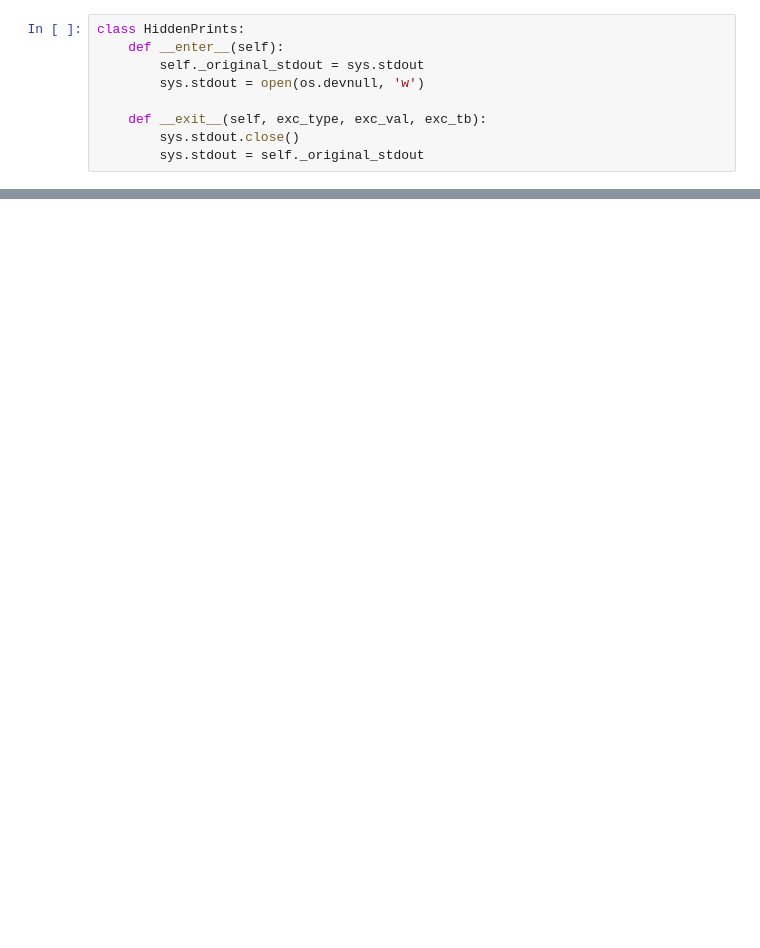
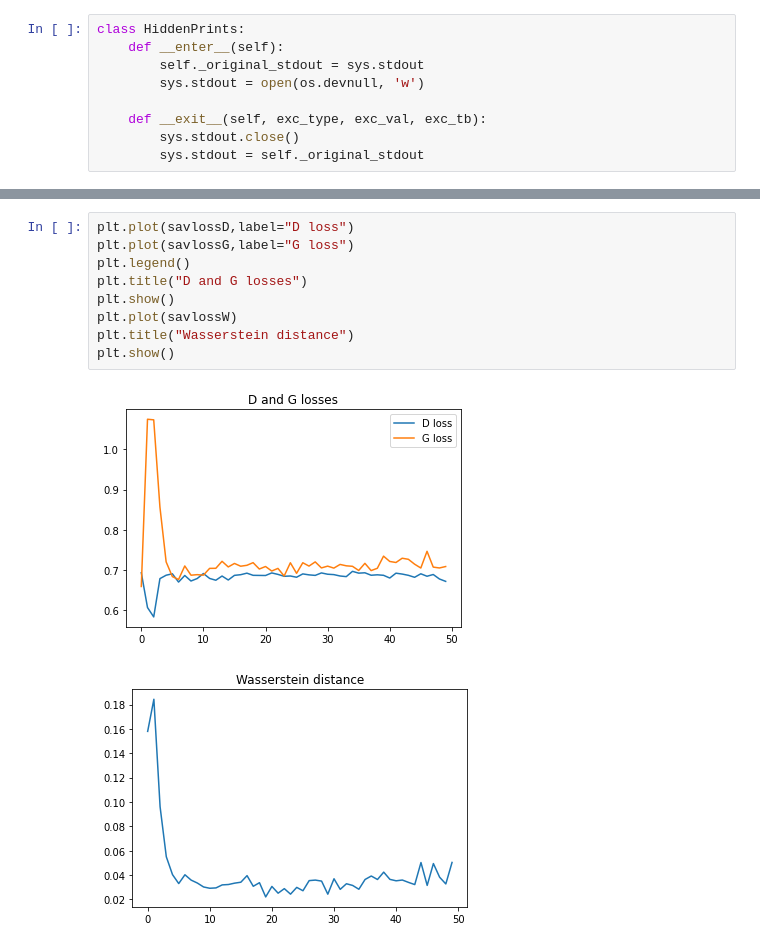
Before and after one commit to thomasloux/Genhack3-TheBlues, a Jupyter notebook: training.ipynb, the cells around one changed output, grey strips where cells are left out. Saved outputs shown, nothing was run; the diff lists cells and outputs as text; blank space fills up the shorter version.

```diff
--- a/training.ipynb
+++ b/training.ipynb
@@ -241 +312,13 @@ class HiddenPrints:
+# %%
+plt.plot(savlossD,label="D loss")
+plt.plot(savlossG,label="G loss")
+plt.legend()
+plt.title("D and G losses")
+plt.show()
+plt.plot(savlossW)
+plt.title("Wasserstein distance")
+plt.show()
+# %% [output]
+[figure, added]
+[figure, added]
 # %%
```
Also changed, not shown: parts of 15 cells of this notebook, 1 other file.
